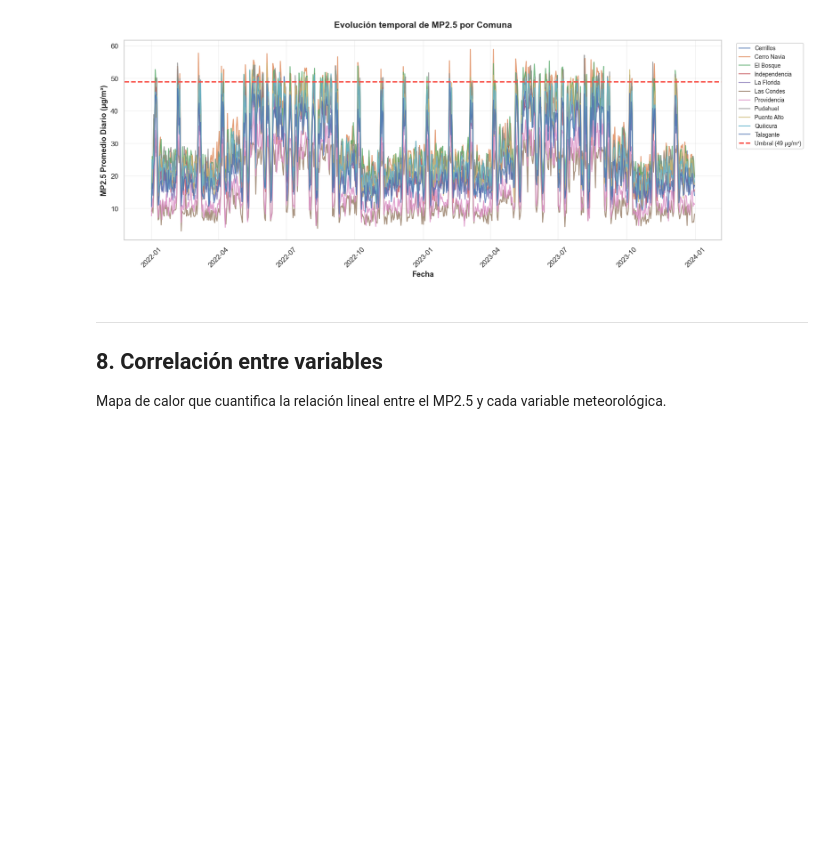
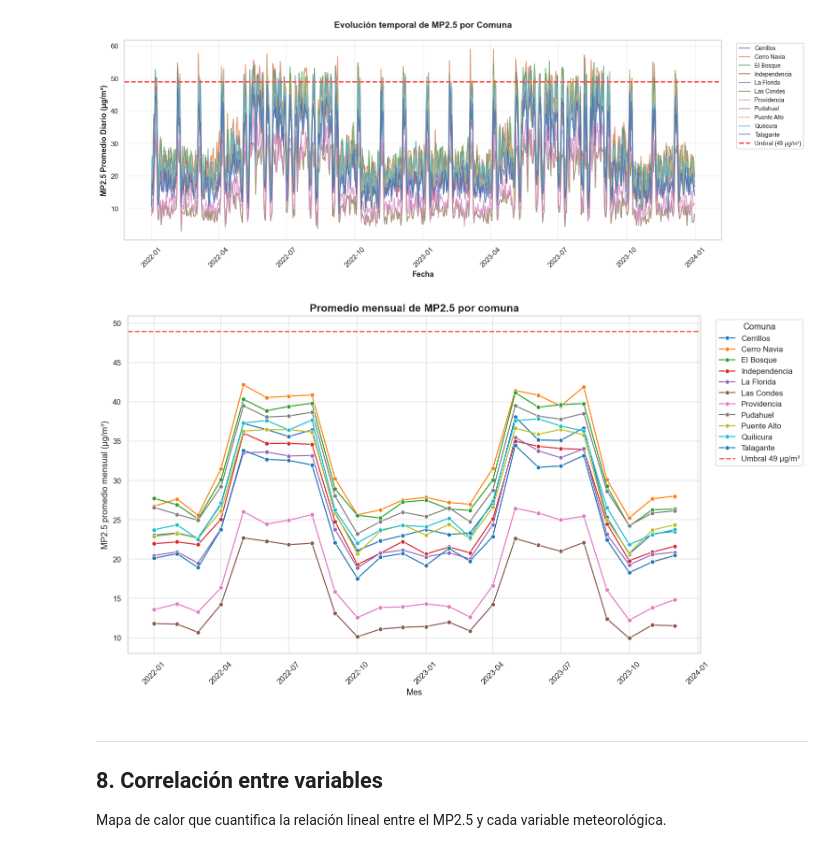
Before and after one commit to Rfcha/abp_cienciadatos, a Jupyter notebook: F3-calidad-aire-santiago/notebooks/01_exploracion.ipynb, the cells around one changed output. Drawn from its saved outputs; the diff is of its cells as text; code cells hidden in the pictures; blank space fills up the shorter version.

Commit message:
data: Procesamiento del data set hasta 8. Se ordenó el data set con el fin de tomar mejores decisiones en fases futuras. Hay nuevos gráficos, una nueva librería

```diff
--- a/F3-calidad-aire-santiago/notebooks/01_exploracion.ipynb
+++ b/F3-calidad-aire-santiago/notebooks/01_exploracion.ipynb
@@ -430,6 +406,49 @@ ax.legend(loc='upper left', bbox_to_anchor=(1.02, 1), fontsize=9, ncol=1, framea
 # %% [output]
 <matplotlib.legend.Legend at 0x...>
 [figure]
+# %%
+# Asegurar formato de la columna de tiempo original
+df_filtrado['fecha'] = pd.to_datetime(df['fecha'])
+
+# Crear una copia de trabajo y extraer el inicio de mes
+mp25_mensual_plot = df.copy()
+mp25_mensual_plot['mes'] = mp25_mensual_plot['fecha'].dt.to_period('M').dt.to_timestamp()
+
+# Agrupar seleccionandola comuna, el mes y el valor numérico
+mp25_mensual_plot = mp25_mensual_plot.groupby(['comuna', 'mes'])['MP2.5 (µg/m³)'].mean().reset_index()
+
+# Renombrar la columna resultante para el gráfico
+mp25_mensual_plot = mp25_mensual_plot.rename(columns={'MP2.5 (µg/m³)': 'MP2.5_promedio_mensual'})
+
+# Ordenar cronológicamente
+mp25_mensual_plot = mp25_mensual_plot.sort_values(['comuna', 'mes'])
+
+fig, ax = plt.subplots(figsize=(14, 8))
+
+sns.lineplot(
+    data=mp25_mensual_plot,
+    x='mes',
+    y='MP2.5_promedio_mensual',
+    hue='comuna',
+    marker='o',
+    linewidth=1.5,
+    ax=ax,
+    palette='tab10'
+)
+
+ax.axhline(UMBRAL25, color=COL['alerta'], linestyle='--', linewidth=1.8,
+           label=f'Umbral {UMBRAL25} µg/m³')
+
+ax.set_title('Promedio mensual de MP2.5 por comuna', fontsize=15, fontweight='bold')
+ax.set_xlabel('Mes', fontsize=12)
+ax.set_ylabel('MP2.5 promedio mensual (µg/m³)', fontsize=12)
+ax.xaxis.set_major_formatter(plt.matplotlib.dates.DateFormatter('%Y-%m'))
+ax.tick_params(axis='x', rotation=45)
+ax.legend(title='Comuna', bbox_to_anchor=(1.02, 1), loc='upper left', frameon=True)
+plt.tight_layout()
+plt.show()
+# %% [output]
+[figure, added]
 # %% [markdown]
 ---
 ## 8. Correlaci&oacute;n entre variables
```
Also changed, not shown: parts of 15 cells of this notebook.
